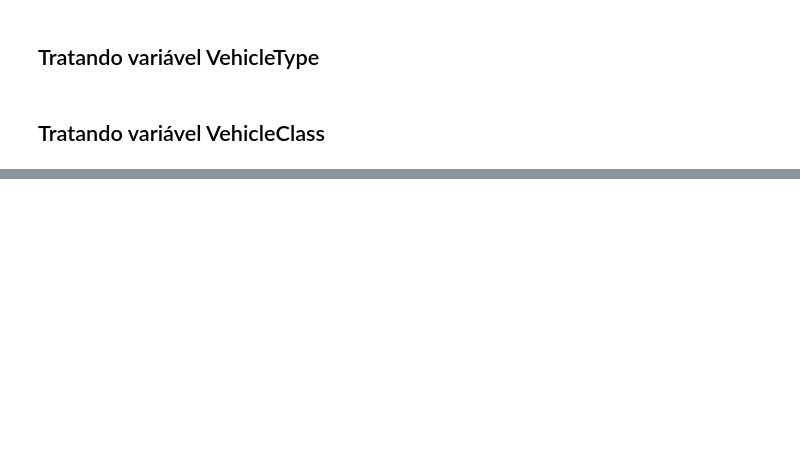
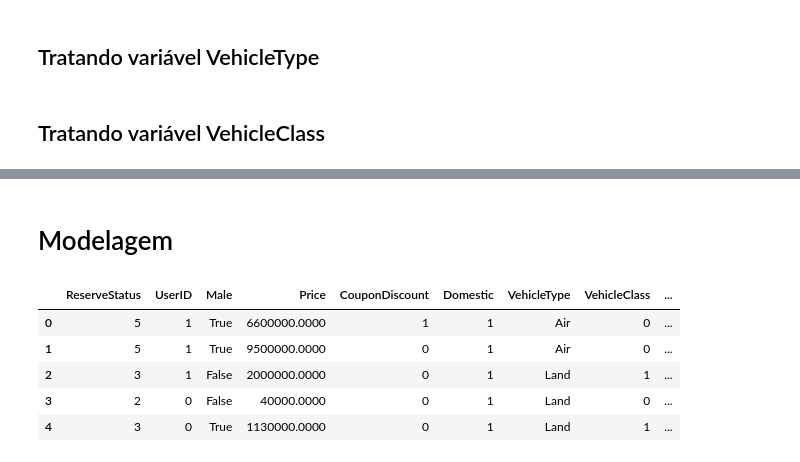
Before and after one commit to Passaret/Case2, a Jupyter notebook: Travel Ticket Cancellations for Risk Management.ipynb, the cells around one changed output, grey strips where cells are left out. Drawn from its saved outputs; the diff is of its cells as text; code cells hidden in the pictures; blank space fills up the shorter version.

```diff
--- a/Travel Ticket Cancellations for Risk Management.ipynb
+++ b/Travel Ticket Cancellations for Risk Management.ipynb
@@ -181,0 +190,7 @@ dtype: float64
+# %%
+# Preparar as variáveis preditoras (X) e a variável alvo (y)
+X = df_with_class.drop(['VehicleClass'], axis=1)
+y = df_with_class['VehicleClass']
+
+# Transformar as variáveis categóricas em dummies
+X = pd.get_dummies(X, drop_first=True)
@@ -181,0 +237,2 @@ dtype: float64
+# %% [markdown]
+# Modelagem
@@ -181,0 +242,9 @@ dtype: float64
+# %%
+df_final.head()
+# %% [output]
+|  | ReserveStatus | UserID | Male | Price | CouponDiscount | Domestic | VehicleType | VehicleClass | ... |
+| 0 | 5 | 1 | True | 6600000.0000 | 1 | 1 | Air | 0 | ... |
+| 1 | 5 | 1 | True | 9500000.0000 | 0 | 1 | Air | 0 | ... |
+| 2 | 3 | 1 | False | 2000000.0000 | 0 | 1 | Land | 1 | ... |
+| 3 | 2 | 0 | False | 40000.0000 | 0 | 1 | Land | 0 | ... |
+| 4 | 3 | 0 | True | 1130000.0000 | 0 | 1 | Land | 1 | ... |
```
Also changed, not shown: parts of 27 cells of this notebook.
